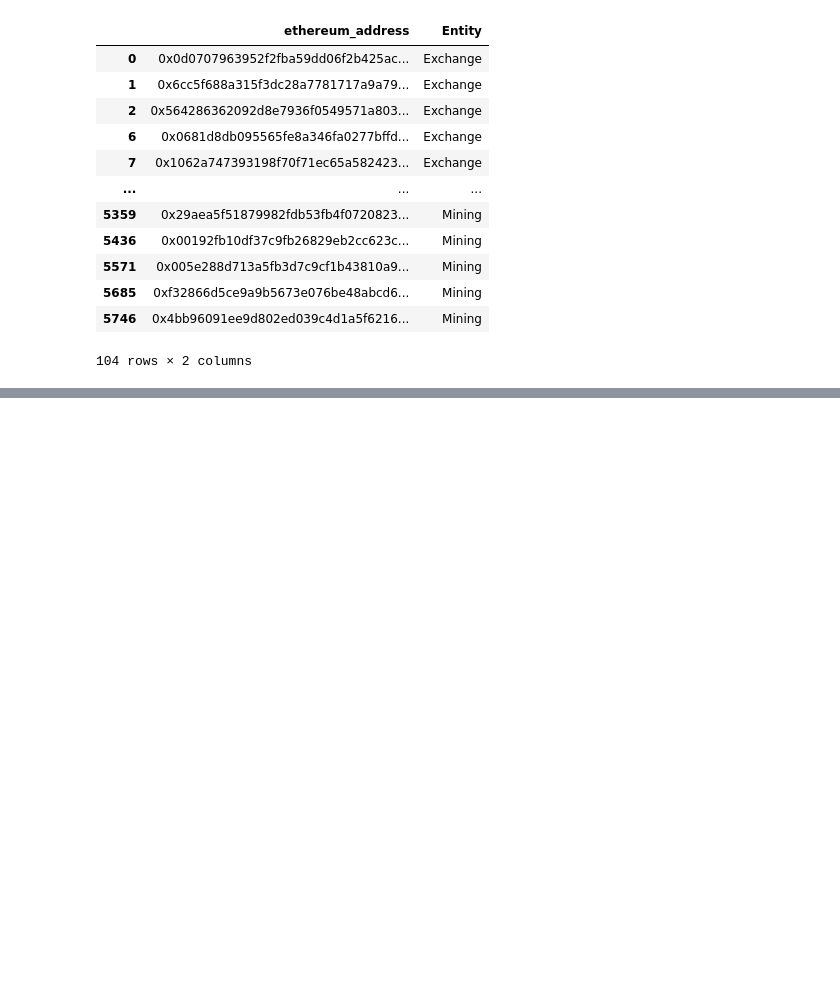
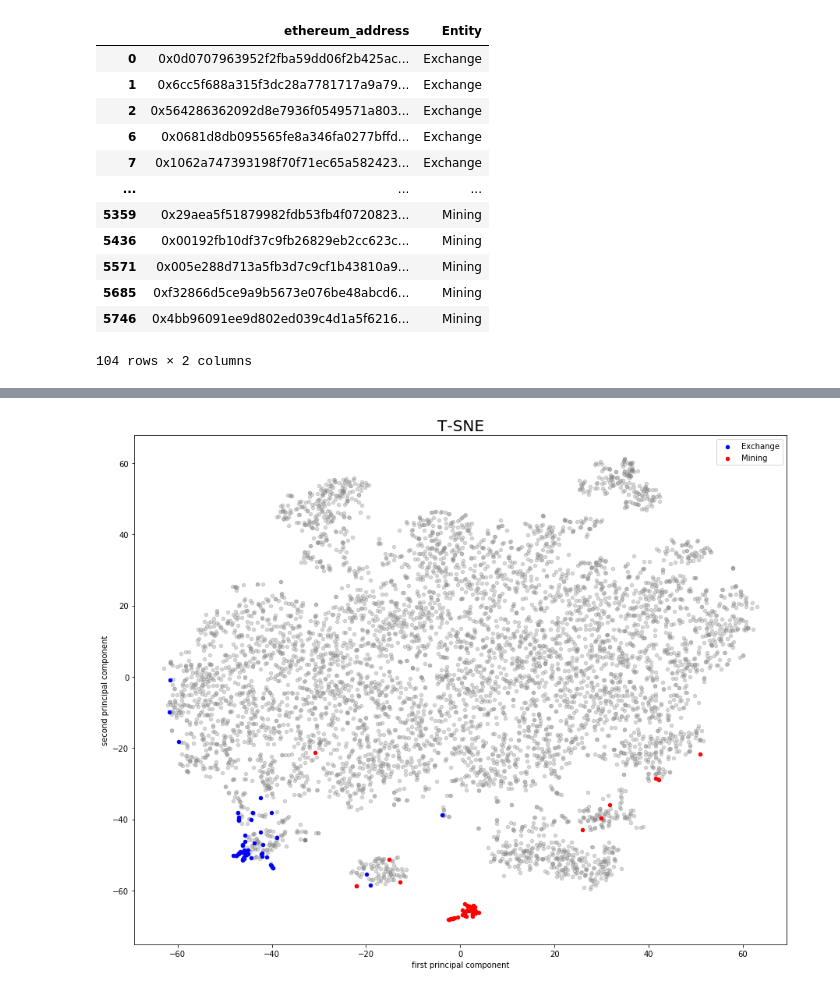
Before and after one commit to ThomasDelatte/ethereum-analytics, a Jupyter notebook: notebooks/clustering_and_tsne.ipynb, the cells around one changed output, grey strips where cells are left out. Cells and saved outputs as stored; diff of their text form; code cells hidden in the pictures; blank space fills up the shorter version.

```diff
--- a/notebooks/clustering_and_tsne.ipynb
+++ b/notebooks/clustering_and_tsne.ipynb
@@ -279,0 +698,10 @@ plot_tsne(cl_2, tsne_results_2)
+# %%
+#highlighting clusters of interest
+categs = ('Exchange', 'Mining')
+colors = ('blue', 'red')
+
+d = {}
+for c in categs:
+    d[c] = find_category_of_cluster_cop(clusters, dataset, category=c)
+
+clusters_of_interest = list(d.values())
@@ -279,0 +727,7 @@ plot_tsne(cl_2, tsne_results_2)
+# %%
+dflabel_cop = dataset[dataset["Entity"].notnull()]
+dflabel_cop = dflabel[["ethereum_address", "Entity"]]
+# %%
+plot_tsne_with_labels(tsne_results_cop, dataset, dflabel_cop, categs, colors)
+# %% [output]
+[figure, added]
```
Also changed, not shown: parts of 38 cells of this notebook.
